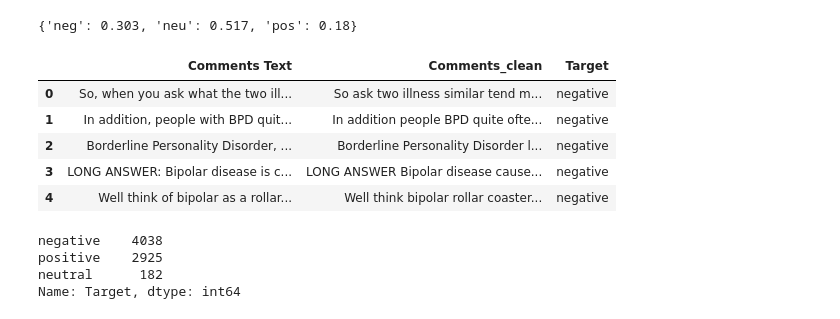
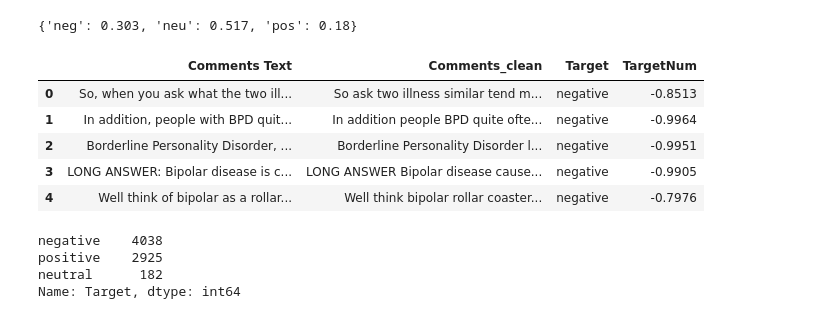
Before and after one commit to michael-k-goff/SentimentAnalysis, a Jupyter notebook: SentimentAnalysis.ipynb, the cells around one changed output. Drawn from its saved outputs; the diff is of its cells as text; code cells hidden in the pictures.

```diff
--- a/SentimentAnalysis.ipynb
+++ b/SentimentAnalysis.ipynb
@@ -130,16 +131,21 @@ def polarity(sent):
         return "negative"
     else:
         return "neutral"
+
+# Sentiment, kept as a numerical value between -1 and +1.
+def polarity_num(sent):
+    return vs.polarity_scores(sent)["compound"]
 # %%
 data["Target"] = data["Comments_clean"].apply(polarity)
+data["TargetNum"] = data["Comments_clean"].apply(polarity_num)
 data.head()
 # %% [output]
-|  | Comments Text | Comments_clean | Target |
-| 0 | So, when you ask what the two ill... | So ask two illness similar tend m... | negative |
-| 1 | In addition, people with BPD quit... | In addition people BPD quite ofte... | negative |
-| 2 | Borderline Personality Disorder, ... | Borderline Personality Disorder l... | negative |
-| 3 | LONG ANSWER: Bipolar disease is c... | LONG ANSWER Bipolar disease cause... | negative |
-| 4 | Well think of bipolar as a rollar... | Well think bipolar rollar coaster... | negative |
+|  | Comments Text | Comments_clean | Target | TargetNum |
+| 0 | So, when you ask what the two ill... | So ask two illness similar tend m... | negative | -0.8513 |
+| 1 | In addition, people with BPD quit... | In addition people BPD quite ofte... | negative | -0.9964 |
+| 2 | Borderline Personality Disorder, ... | Borderline Personality Disorder l... | negative | -0.9951 |
+| 3 | LONG ANSWER: Bipolar disease is c... | LONG ANSWER Bipolar disease cause... | negative | -0.9905 |
+| 4 | Well think of bipolar as a rollar... | Well think bipolar rollar coaster... | negative | -0.7976 |
 # %%
 # As one might guess, negative statements outweigh the positive. A minority are classified as neutral.
 data.Target.value_counts()
```
Also changed, not shown: parts of 28 cells of this notebook, 3 other files.
